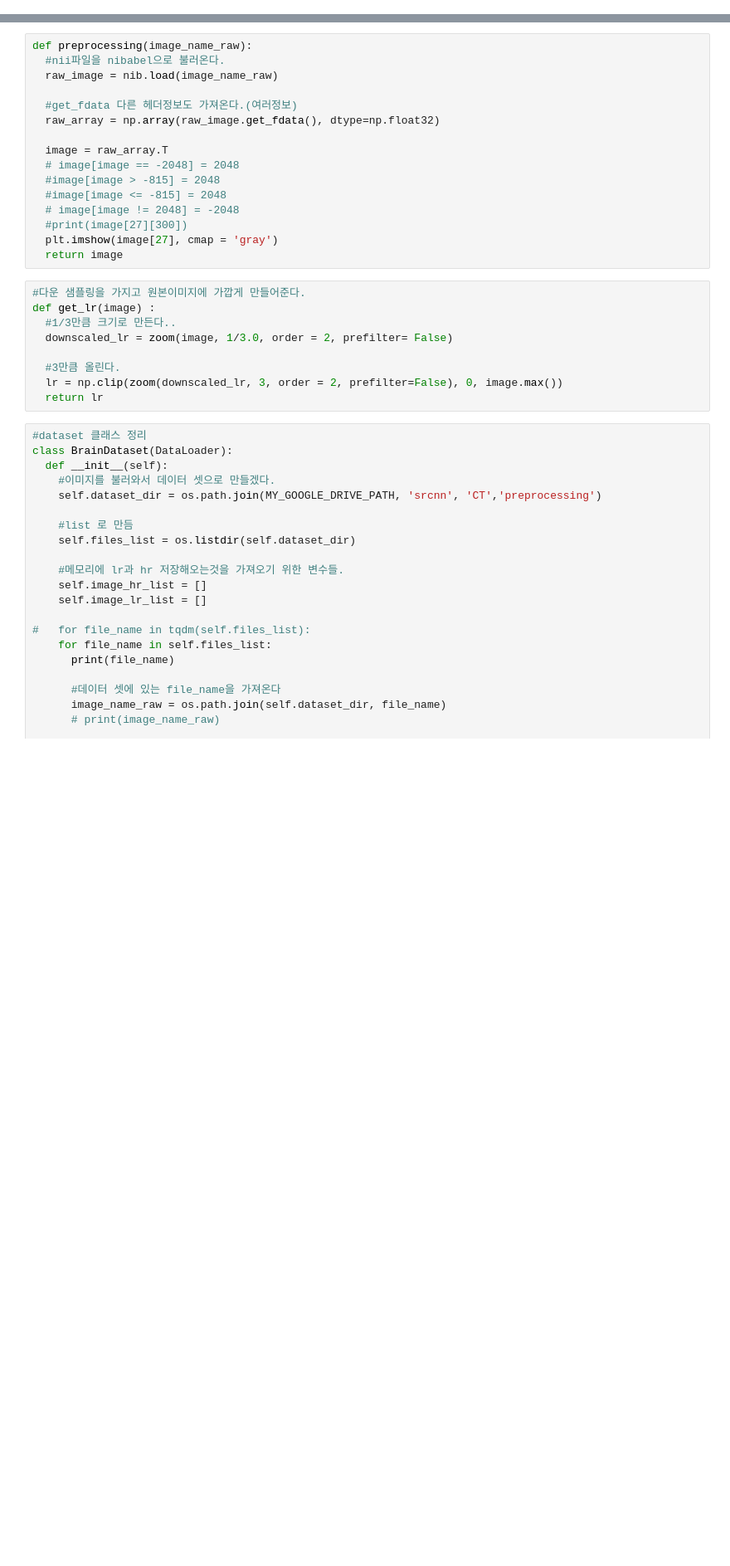
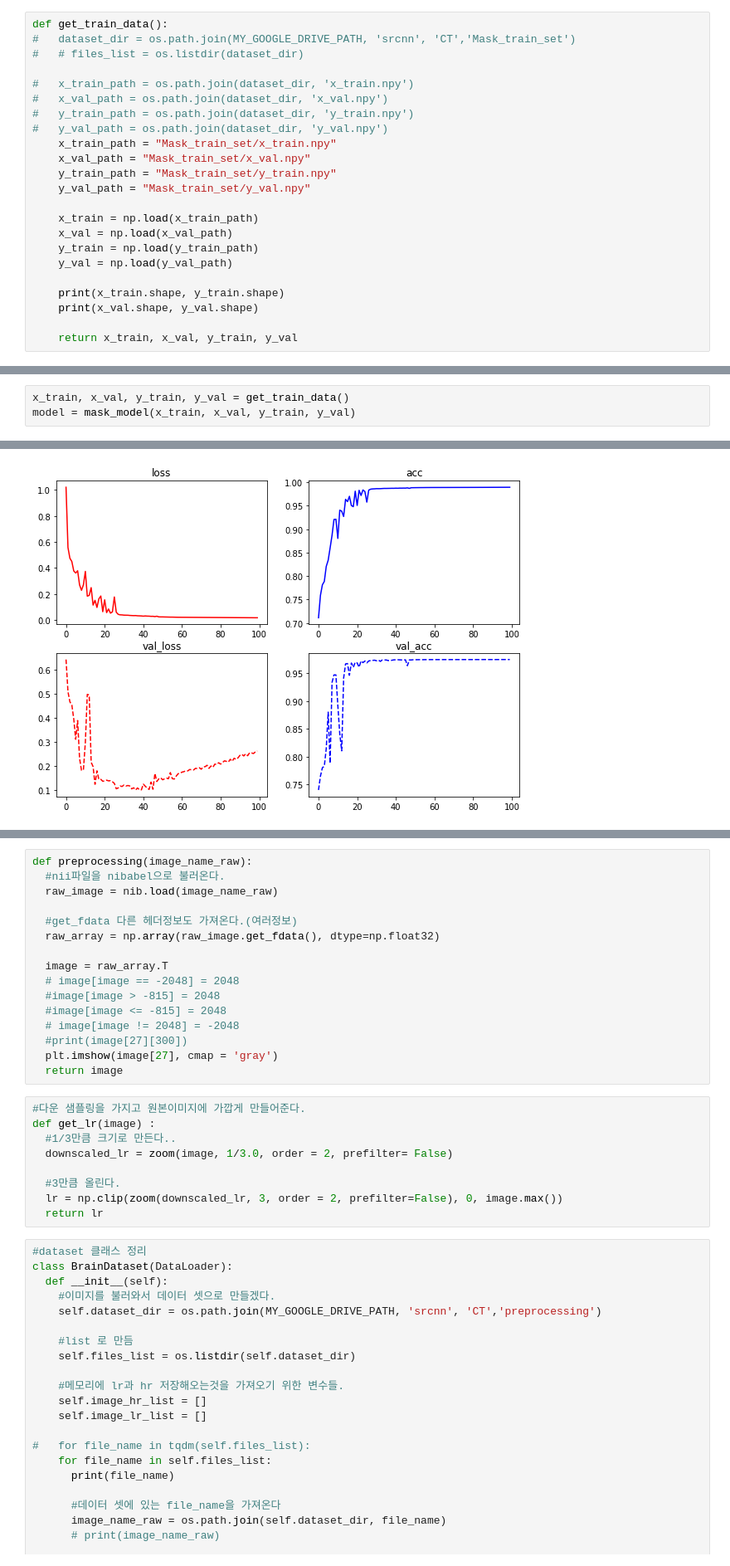
Before and after one commit to ByeonChanHO/COVID-19_Automatic_Diagnosis_System_by_CT, a Jupyter notebook: proprecessing.ipynb, the cells around one changed output, grey strips where cells are left out. Shown at 83% size. Cells and saved outputs as stored; diff of their text form; blank space fills up the shorter version.

```diff
--- a/proprecessing.ipynb
+++ b/proprecessing.ipynb
@@ -80,0 +95,23 @@ MY_GOOGLE_DRIVE_PATH:  /content/drive/My Drive/Colab Notebooks
+# %%
+def get_train_data():
+#   dataset_dir = os.path.join(MY_GOOGLE_DRIVE_PATH, 'srcnn', 'CT','Mask_train_set')
+#   # files_list = os.listdir(dataset_dir)
+
+#   x_train_path = os.path.join(dataset_dir, 'x_train.npy')
+#   x_val_path = os.path.join(dataset_dir, 'x_val.npy')
+#   y_train_path = os.path.join(dataset_dir, 'y_train.npy')
+#   y_val_path = os.path.join(dataset_dir, 'y_val.npy')
+    x_train_path = "Mask_train_set/x_train.npy"
+    x_val_path = "Mask_train_set/x_val.npy"
+    y_train_path = "Mask_train_set/y_train.npy"
+    y_val_path = "Mask_train_set/y_val.npy"
+
+    x_train = np.load(x_train_path)
+    x_val = np.load(x_val_path)
+    y_train = np.load(y_train_path)
+    y_val = np.load(y_val_path)
+
+    print(x_train.shape, y_train.shape)
+    print(x_val.shape, y_val.shape)
+
+    return x_train, x_val, y_train, y_val
@@ -80,0 +194,4 @@ MY_GOOGLE_DRIVE_PATH:  /content/drive/My Drive/Colab Notebooks
+# %%
+x_train, x_val, y_train, y_val = get_train_data()
+model = mask_model(x_train, x_val, y_train, y_val)
+# %% [output]
@@ -80,0 +215 @@ MY_GOOGLE_DRIVE_PATH:  /content/drive/My Drive/Colab Notebooks
+[figure, added]
```
Also changed, not shown: parts of 12 cells of this notebook.
